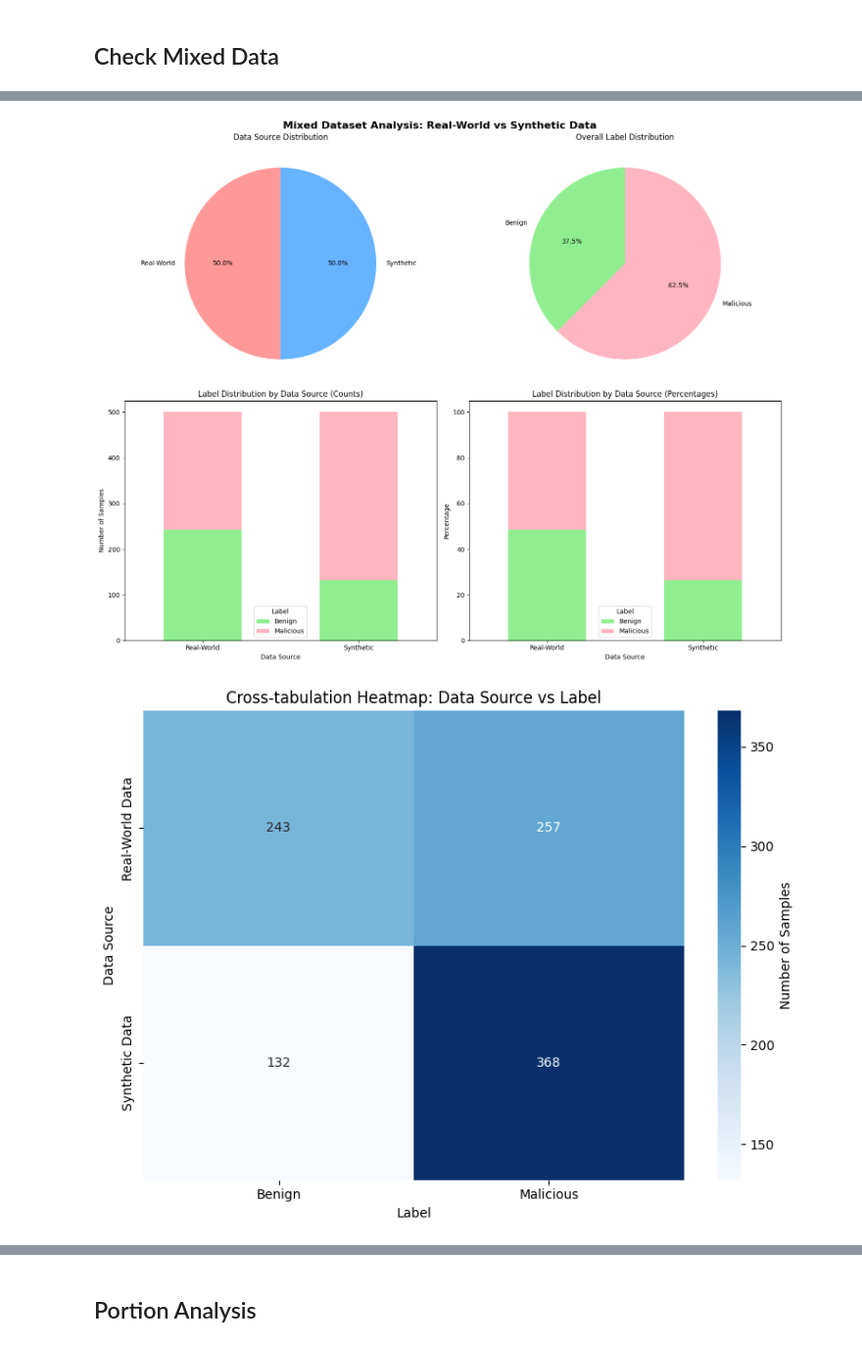
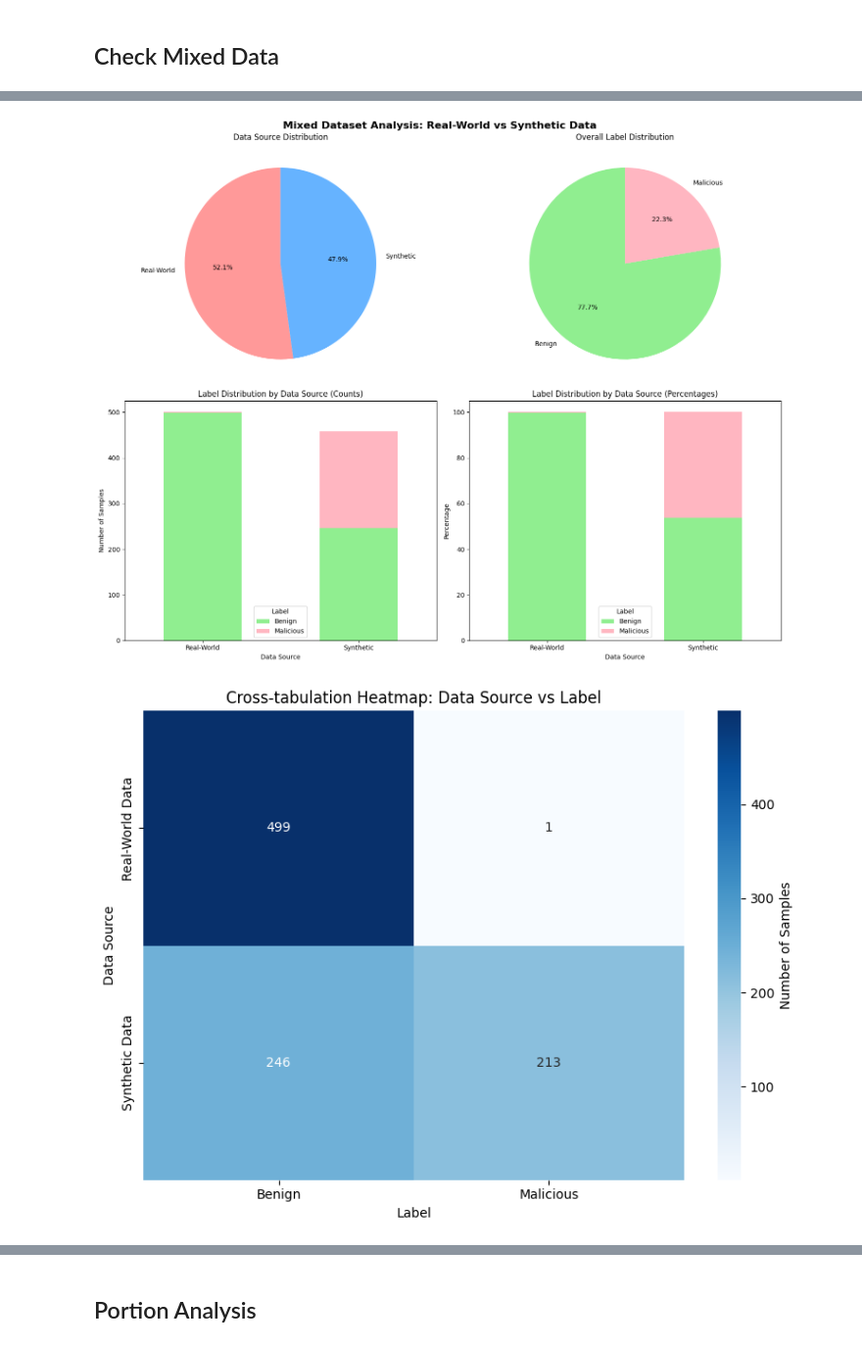
Before and after one commit to knowledgeivy/cyberdatagen, a Jupyter notebook: notebook/check_mixed_data.ipynb, the cells around one changed output, grey strips where cells are left out. Shown at 98% size. Drawn from its saved outputs; the diff is of its cells as text; code cells hidden in the pictures.

Commit message:
test with synthetic data, failed classification

```diff
--- a/notebook/check_mixed_data.ipynb
+++ b/notebook/check_mixed_data.ipynb
@@ -22,7 +22,10 @@ sns.set_palette("husl")
 
 # Define the path to your mixed dataset
 # data_path = Path("../data/mixed/mixed_five_email_phishing_Phishing_and_Spam_Email_Campaigns_100+100.csv")
-data_path = Path("../data/mixed/mixed_five_email_phishing_Phishing_and_Spam_Email_Campaigns_500+500.csv")
+# data_path = Path("../data/mixed/mixed_five_email_phishing_Phishing_and_Spam_Email_Campaigns_500+500.csv")
+data_path = Path("../data/mixed/mixed_nsl_kdd_rare_train_Remote_to_Local__R2L__Unauthorized_Access_Attempts_500+500.csv")
+
+
 
 
 # Load the dataset
@@ -380,7 +383,7 @@ Columns: ['body', 'label', 'source', 'subject', 'synthetic']
 
 📈 CREATING VISUALIZATIONS...
-[figure, old version]
+[figure, new version]
-[figure, old version]
+[figure, new version]
 ============================================================
 📊 SUMMARY STATISTICS TABLE
 ============================================================
```
Also changed, not shown: parts of 1 cell of this notebook, 6 other files.
